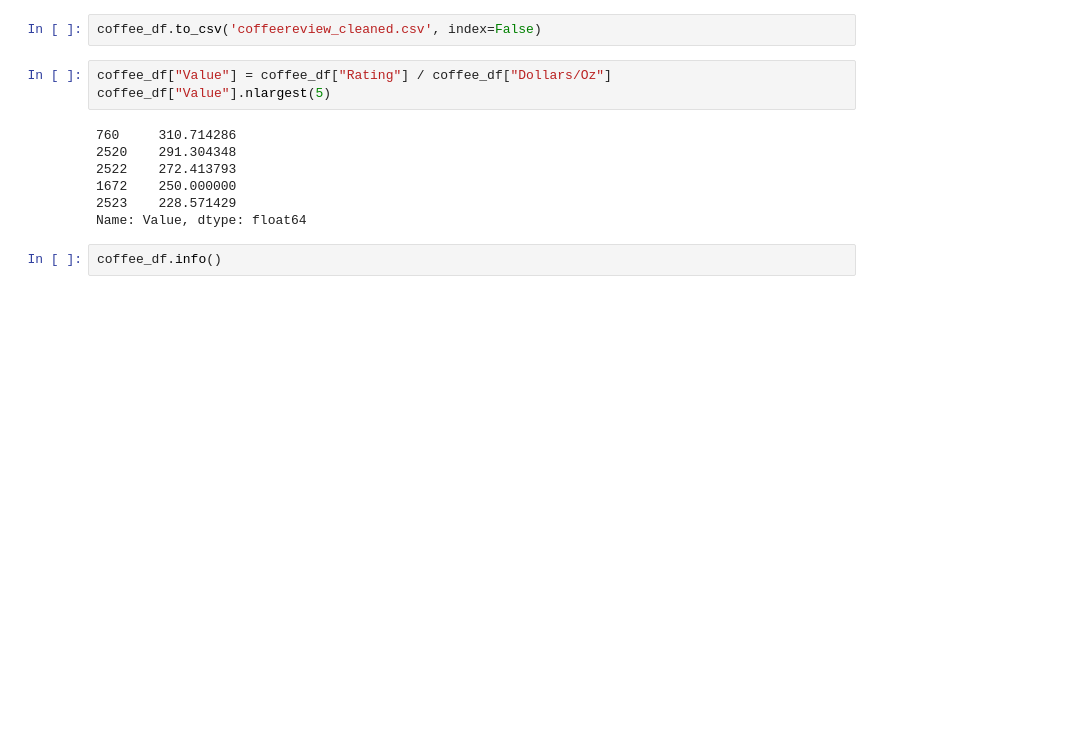
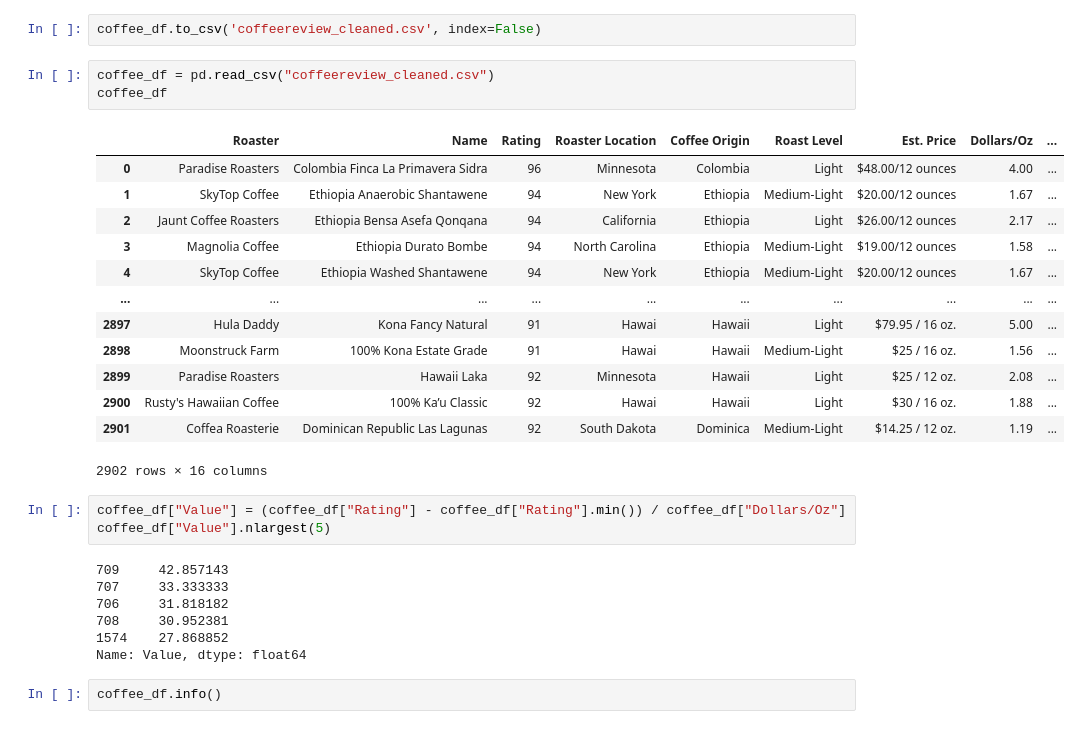
Before and after one commit to jareyc/Coffee-Project, a Jupyter notebook: dejabrew.ipynb, the cells around one changed output. Drawn from its saved outputs; the diff is of its cells as text; blank space fills up the shorter version.

```diff
--- a/dejabrew.ipynb
+++ b/dejabrew.ipynb
@@ -227,14 +245,31 @@ coffee_df
 # %%
 coffee_df.to_csv('coffeereview_cleaned.csv', index=False)
+# %%
+coffee_df = pd.read_csv("coffeereview_cleaned.csv")
+coffee_df
+# %% [output]
+|  | Roaster | Name | Rating | Roaster Location | Coffee Origin | Roast Level | Est. Price | Dollars/Oz | ... |
+| 0 | Paradise Roasters | Colombia Finca La Primavera Sidra | 96 | Minnesota | Colombia | Light | $48.00/12 ounces | 4.00 | ... |
+| 1 | SkyTop Coffee | Ethiopia Anaerobic Shantawene | 94 | New York | Ethiopia | Medium-Light | $20.00/12 ounces | 1.67 | ... |
+| 2 | Jaunt Coffee Roasters | Ethiopia Bensa Asefa Qonqana | 94 | California | Ethiopia | Light | $26.00/12 ounces | 2.17 | ... |
+| 3 | Magnolia Coffee | Ethiopia Durato Bombe | 94 | North Carolina | Ethiopia | Medium-Light | $19.00/12 ounces | 1.58 | ... |
+| 4 | SkyTop Coffee | Ethiopia Washed Shantawene | 94 | New York | Ethiopia | Medium-Light | $20.00/12 ounces | 1.67 | ... |
+| ... | ... | ... | ... | ... | ... | ... | ... | ... | ... |
+| 2897 | Hula Daddy | Kona Fancy Natural | 91 | Hawai | Hawaii | Light | $79.95 / 16 oz. | 5.00 | ... |
+| 2898 | Moonstruck Farm | 100% Kona Estate Grade | 91 | Hawai | Hawaii | Medium-Light | $25 / 16 oz. | 1.56 | ... |
+| 2899 | Paradise Roasters | Hawaii Laka | 92 | Minnesota | Hawaii | Light | $25 / 12 oz. | 2.08 | ... |
+| 2900 | Rusty's Hawaiian Coffee | 100% Ka’u Classic | 92 | Hawai | Hawaii | Light | $30 / 16 oz. | 1.88 | ... |
+| 2901 | Coffea Roasterie | Dominican Republic Las Lagunas | 92 | South Dakota | Dominica | Medium-Light | $14.25 / 12 oz. | 1.19 | ... |
+2902 rows × 16 columns
 # %%
-coffee_df["Value"] = coffee_df["Rating"] / coffee_df["Dollars/Oz"]
+coffee_df["Value"] = (coffee_df["Rating"] - coffee_df["Rating"].min()) / coffee_df["Dollars/Oz"]
 coffee_df["Value"].nlargest(5)
 # %% [output]
-760     310.714286
-2520    291.304348
-2522    272.413793
-1672    250.000000
-2523    228.571429
+709     42.857143
+707     33.333333
+706     31.818182
+708     30.952381
+1574    27.868852
 Name: Value, dtype: float64
 # %%
 coffee_df.info()
```
Also changed, not shown: parts of 6 cells of this notebook, 3 other files.
